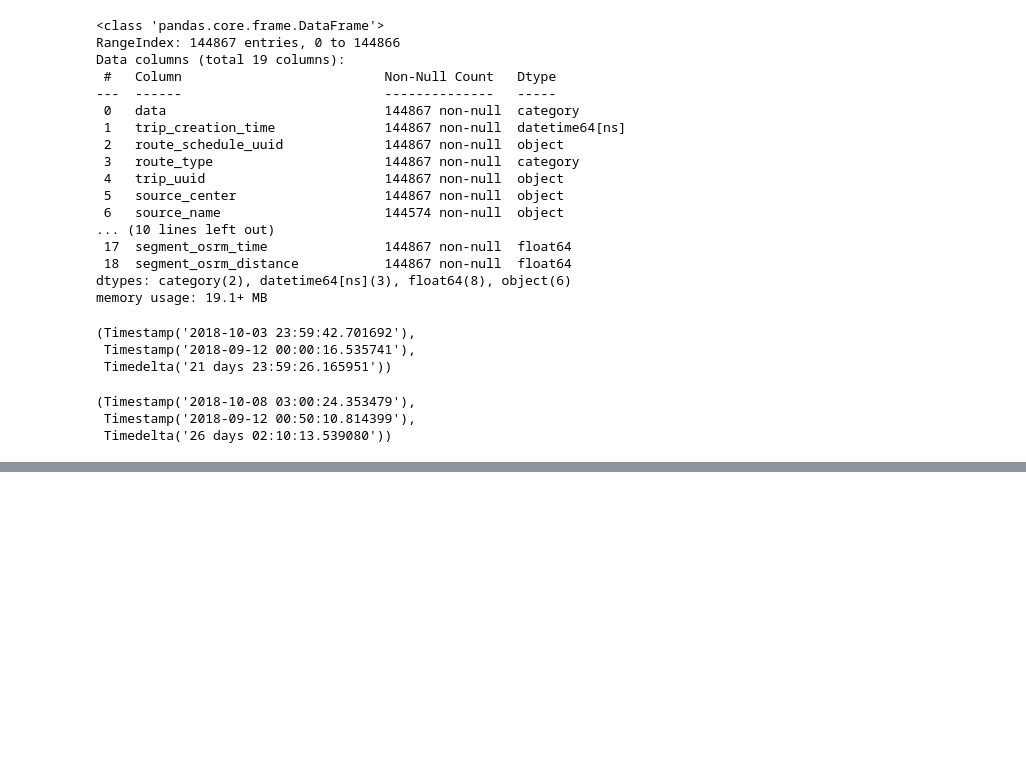
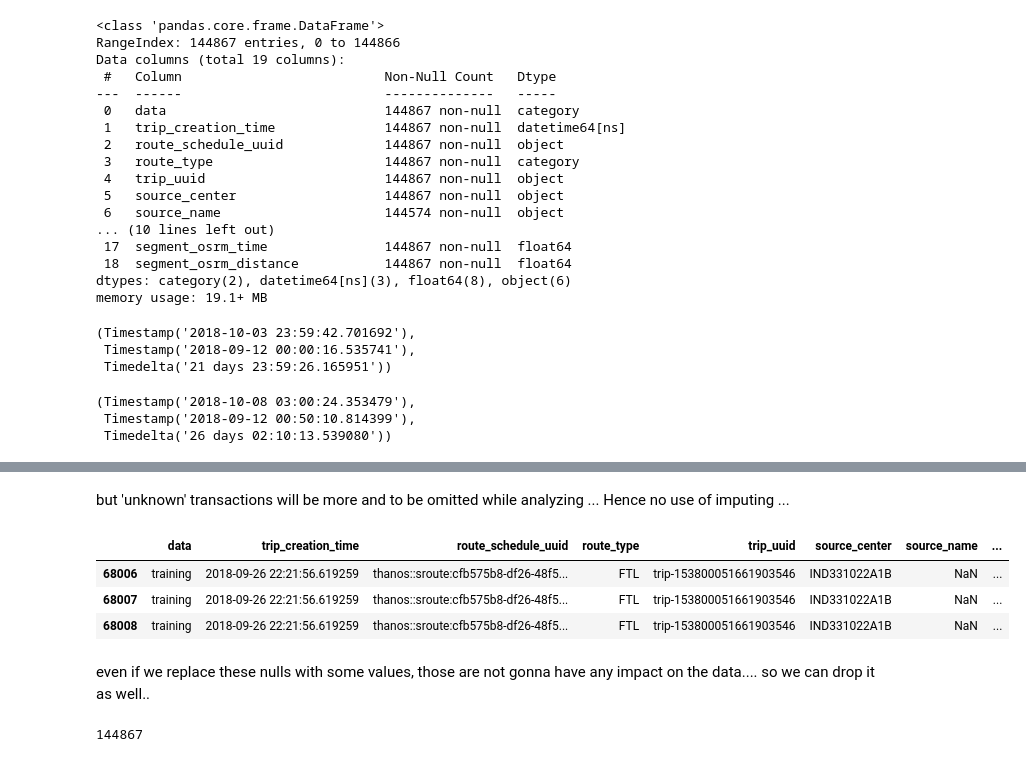
Before and after one commit to sr606/Python-Practice, a Jupyter notebook: Business_Case_Delhivery_Feature_Engineering.ipynb, the cells around one changed output, grey strips where cells are left out. Drawn from its saved outputs; the diff is of its cells as text; code cells hidden in the pictures; blank space fills up the shorter version.

```diff
--- a/Business_Case_Delhivery_Feature_Engineering.ipynb
+++ b/Business_Case_Delhivery_Feature_Engineering.ipynb
@@ -319,0 +336,15 @@ dd['od_end_time'].max(), dd['od_end_time'].min(),dd['od_end_time'].max() - dd['o
+# %% [markdown]
+but 'unknown' transactions will be more and to be omitted while analyzing ... Hence no use of imputing ...
+# %%
+dd[(dd.source_name.isna())&(dd.destination_name.isna())]
+# %% [output]
+|  | data | trip_creation_time | route_schedule_uuid | route_type | trip_uuid | source_center | source_name | ... |
+| 68006 | training | 2018-09-26 22:21:56.619259 | thanos::sroute:cfb575b8-df26-48f5... | FTL | trip-153800051661903546 | IND331022A1B | NaN | ... |
+| 68007 | training | 2018-09-26 22:21:56.619259 | thanos::sroute:cfb575b8-df26-48f5... | FTL | trip-153800051661903546 | IND331022A1B | NaN | ... |
+| 68008 | training | 2018-09-26 22:21:56.619259 | thanos::sroute:cfb575b8-df26-48f5... | FTL | trip-153800051661903546 | IND331022A1B | NaN | ... |
+# %% [markdown]
+even if we replace these nulls with some values, those are not gonna have any impact on the data.... so we can drop it as well..
+# %%
+len(delhivery_data)
+# %% [output]
+144867
```
Also changed, not shown: parts of 14 cells of this notebook.
